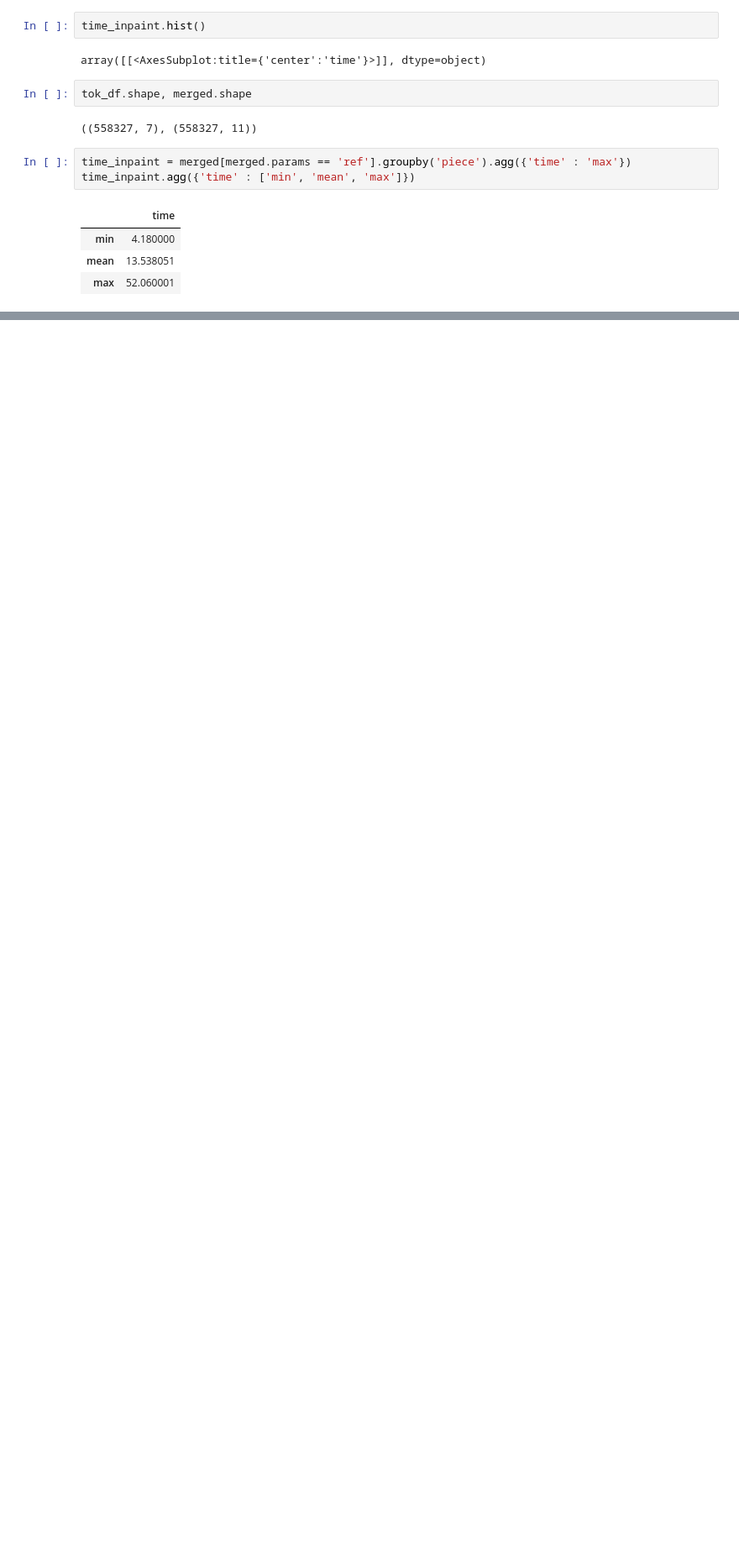
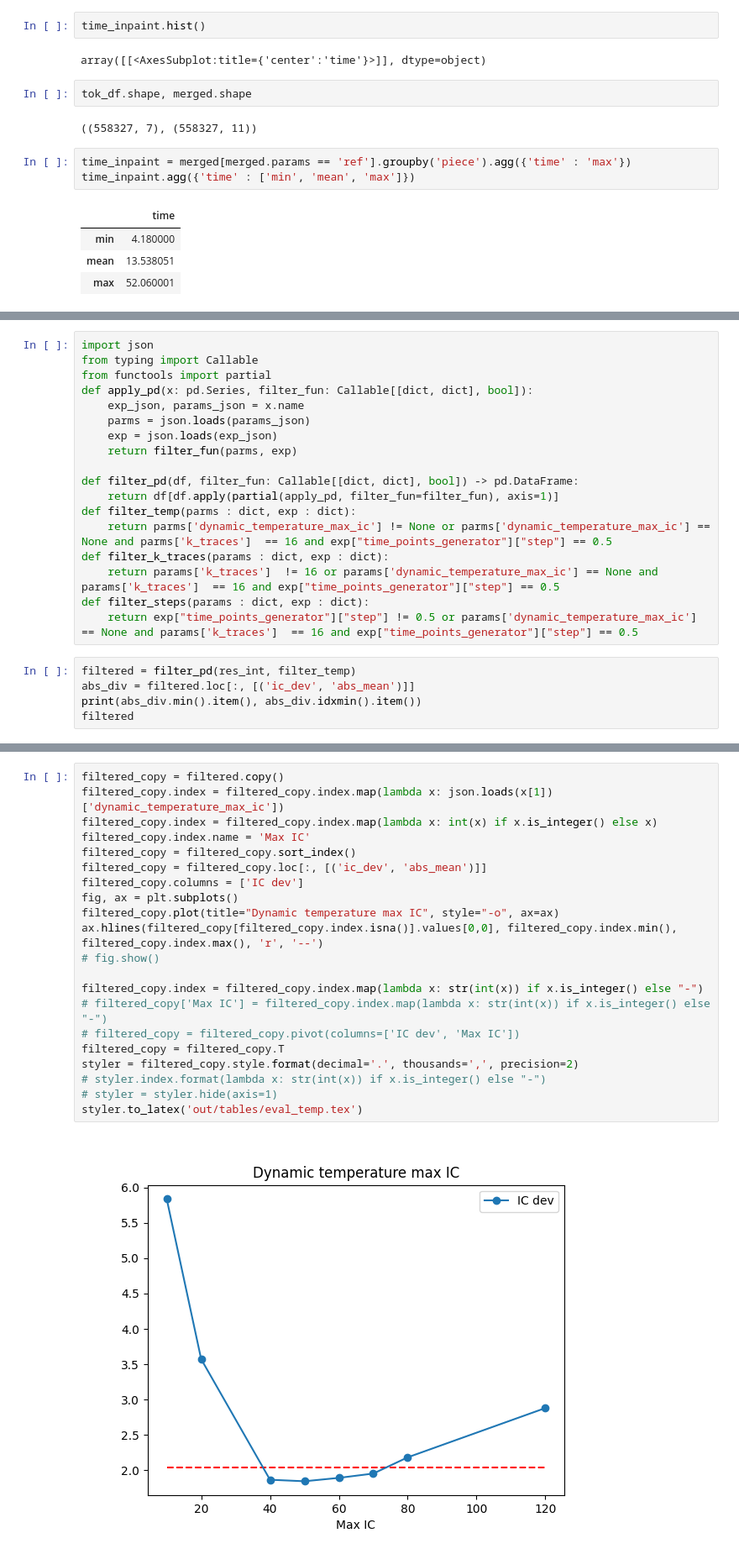
Before and after one commit to muthissar/PIA.No3, a Jupyter notebook: results.ipynb, the cells around one changed output, grey strips where cells are left out. Shown at 84% size. Cells and saved outputs as stored; diff of their text form; blank space fills up the shorter version.

```diff
--- a/results.ipynb
+++ b/results.ipynb
@@ -145,0 +185,23 @@ array([[<AxesSubplot:title={'center':'time'}>]], dtype=object)
+# %%
+import json
+from typing import Callable
+from functools import partial
+def apply_pd(x: pd.Series, filter_fun: Callable[[dict, dict], bool]):
+    exp_json, params_json = x.name
+    parms = json.loads(params_json)
+    exp = json.loads(exp_json)
+    return filter_fun(parms, exp)
+
+def filter_pd(df, filter_fun: Callable[[dict, dict], bool]) -> pd.DataFrame:
+    return df[df.apply(partial(apply_pd, filter_fun=filter_fun), axis=1)]
+def filter_temp(parms : dict, exp : dict):
+    return parms['dynamic_temperature_max_ic'] != None or parms['dynamic_temperature_max_ic'] == None and parms['k_traces']  == 16 and exp["time_points_generator"]["step"] == 0.5
+def filter_k_traces(params : dict, exp : dict):
+    return params['k_traces']  != 16 or params['dynamic_temperature_max_ic'] == None and params['k_traces']  == 16 and exp["time_points_generator"]["step"] == 0.5
+def filter_steps(params : dict, exp : dict):
+    return exp["time_points_generator"]["step"] != 0.5 or params['dynamic_temperature_max_ic'] == None and params['k_traces']  == 16 and exp["time_points_generator"]["step"] == 0.5
+# %%
+filtered = filter_pd(res_int, filter_temp)
+abs_div = filtered.loc[:, [('ic_dev', 'abs_mean')]]
+print(abs_div.min().item(), abs_div.idxmin().item())
+filtered
@@ -145,0 +222,23 @@ array([[<AxesSubplot:title={'center':'time'}>]], dtype=object)
+# %%
+filtered_copy = filtered.copy()
+filtered_copy.index = filtered_copy.index.map(lambda x: json.loads(x[1])['dynamic_temperature_max_ic'])
+filtered_copy.index = filtered_copy.index.map(lambda x: int(x) if x.is_integer() else x)
+filtered_copy.index.name = 'Max IC'
+filtered_copy = filtered_copy.sort_index()
+filtered_copy = filtered_copy.loc[:, [('ic_dev', 'abs_mean')]]
+filtered_copy.columns = ['IC dev']
+fig, ax = plt.subplots()
+filtered_copy.plot(title="Dynamic temperature max IC", style="-o", ax=ax)
+ax.hlines(filtered_copy[filtered_copy.index.isna()].values[0,0], filtered_copy.index.min(), filtered_copy.index.max(), 'r', '--')
+# fig.show()
+
+filtered_copy.index = filtered_copy.index.map(lambda x: str(int(x)) if x.is_integer() else "-")
+# filtered_copy['Max IC'] = filtered_copy.index.map(lambda x: str(int(x)) if x.is_integer() else "-")
+# filtered_copy = filtered_copy.pivot(columns=['IC dev', 'Max IC'])
+filtered_copy = filtered_copy.T
+styler = filtered_copy.style.format(decimal='.', thousands=',', precision=2)
+# styler.index.format(lambda x: str(int(x)) if x.is_integer() else "-")
+# styler = styler.hide(axis=1)
+styler.to_latex('out/tables/eval_temp.tex')
+# %% [output]
+[figure, added]
```
Also changed, not shown: parts of 11 cells of this notebook, 11 other files.
